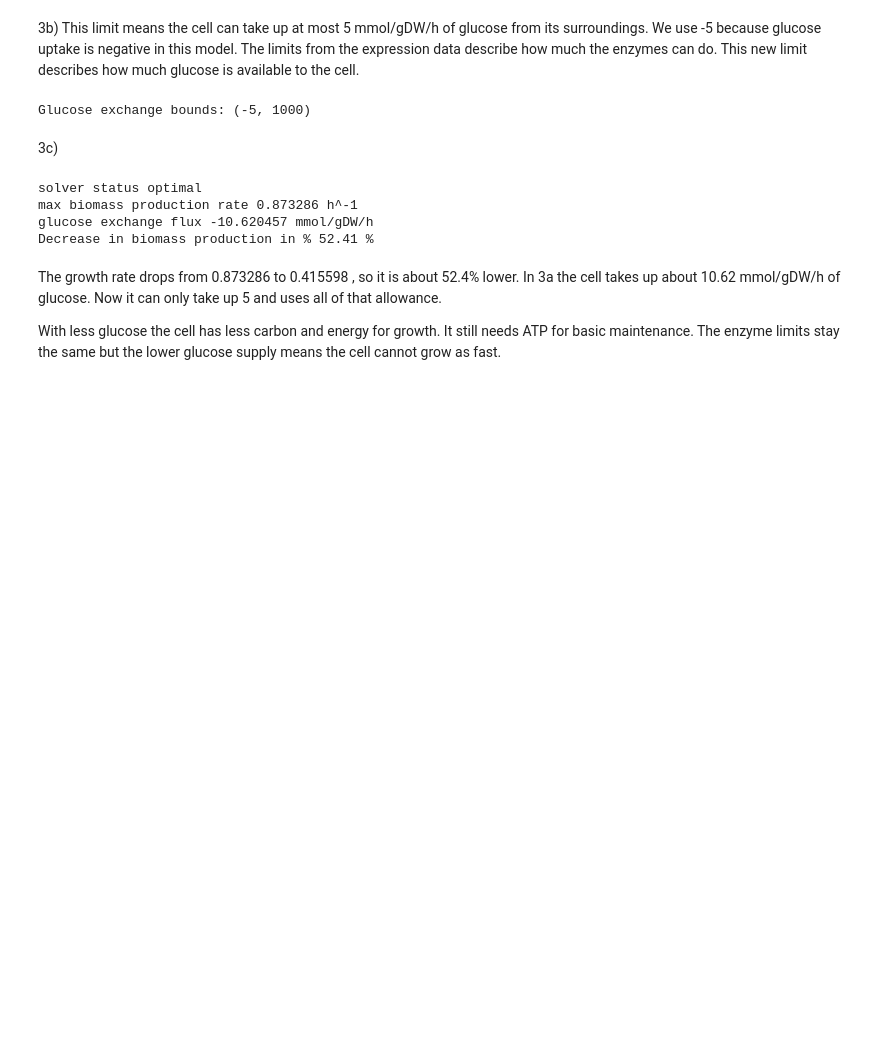
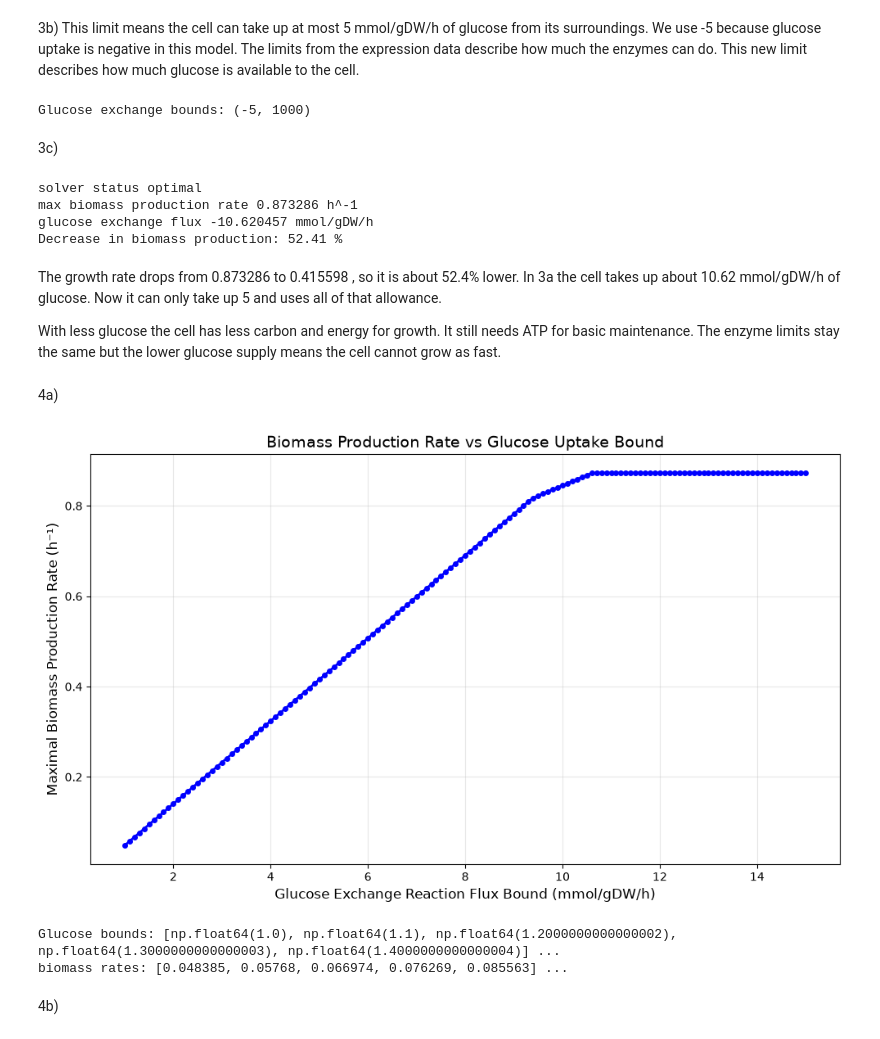
Before and after one commit to elenagos/assignmentsgroup5, a Jupyter notebook: Assignment2/analysis22.ipynb, the cells around one changed output. Saved outputs shown, nothing was run; the diff lists cells and outputs as text; code cells hidden in the pictures; blank space fills up the shorter version.

```diff
--- a/Assignment2/analysis22.ipynb
+++ b/Assignment2/analysis22.ipynb
@@ -159,13 +159,53 @@ print("max biomass production rate", round(solution_3a.objective_value, 6), "h^-
 print("glucose exchange flux", round(solution_3a.fluxes["EX_glc__D_e"], 6), "mmol/gDW/h")
 
 percentage_decrease = 100 * (solution_3a.objective_value - solution_3c.objective_value) / solution_3a.objective_value
-print("Decrease in biomass production , round(percentage_decrease, 2), "%")
+print("Decrease in biomass production:", round(percentage_decrease, 2), "%")
 # %% [output]
 solver status optimal
 max biomass production rate 0.873286 h^-1
 glucose exchange flux -10.620457 mmol/gDW/h
-Decrease in biomass production in % 52.41 %
+Decrease in biomass production: 52.41 %
 # %% [markdown]
 The growth rate drops from 0.873286 to 0.415598 , so it is about 52.4% lower. In 3a the cell takes up about 10.62 mmol/gDW/h of glucose. Now it can only take up 5 and uses all of that allowance.
 
 With less glucose the cell has less carbon and energy for growth. It still needs ATP for basic maintenance. The enzyme limits stay the same but the lower glucose supply means the cell cannot grow as fast.
+# %% [markdown]
+4a)
+# %%
+
+glc = model.reactions.get_by_id("EX_glc__D_e")
+glc.lower_bound = -1000
+glc.upper_bound = 1000
+
+
+glucose_bounds = np.arange(1, 15.1, 0.1)
+biomass_rates = []
+
+
+for glc_bound in glucose_bounds:
+    glc.lower_bound = -glc_bound
+    glc.upper_bound = 1000
+
+    solution = model.optimize()
+    if solution.status == "optimal":
+        biomass_rates.append(solution.objective_value)
+    else:
+        biomass_rates.append(None)
+
+plt.figure(figsize=(10, 6))
+plt.plot(glucose_bounds, biomass_rates, 'b-', linewidth=2, marker='o', markersize=4)
+plt.xlabel('Glucose Exchange Reaction Flux Bound (mmol/gDW/h)', fontsize=12)
+plt.ylabel('Maximal Biomass Production Rate (h⁻¹)', fontsize=12)
+plt.title('Biomass Production Rate vs Glucose Uptake Bound', fontsize=14)
+plt.grid(True, alpha=0.3)
+plt.tight_layout()
+plt.show()
+
+print("Glucose bounds:", list(glucose_bounds[:5]), "...")
+print("biomass rates:", [round(b, 6) for b in biomass_rates[:5]], "...")
+# %% [output]
+[figure, added]
+Glucose bounds: [np.float64(1.0), np.float64(1.1), np.float64(1.2000000000000002), np.float64(1.3000000000000003), np.float64(1.4000000000000004)] ...
+biomass rates: [0.048385, 0.05768, 0.066974, 0.076269, 0.085563] ...
+# %% [markdown]
+4b)
```
Also changed, not shown: parts of 6 cells of this notebook.
